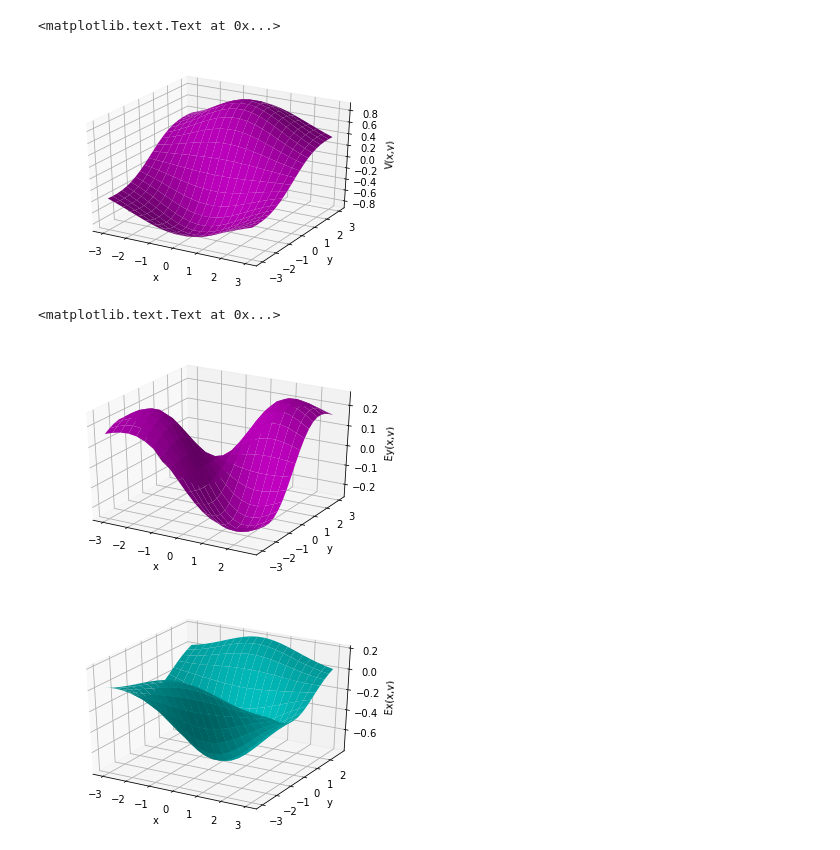
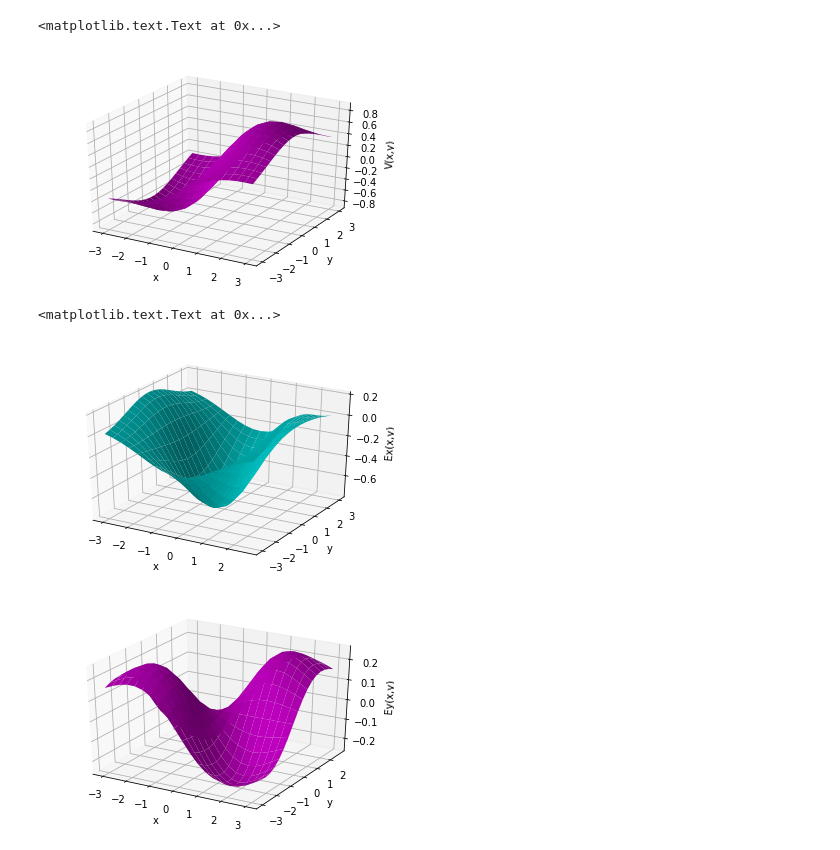
Before and after one commit to Phys7321/HW02-Seyedolmohadesin, a Jupyter notebook: HW02.ipynb, the cells around one changed output. Saved outputs shown, nothing was run; the diff lists cells and outputs as text; code cells hidden in the pictures.

```diff
--- a/HW02.ipynb
+++ b/HW02.ipynb
@@ -15,6 +22,6 @@ k=9e9 # 1/4*pi*e0
 <img src="img1.jpeg"  width="400" height="100">
 # %%
-f=lambda x,xp: k*2*xp/(x-xp)
+f=lambda x,xp: 2*xp/(x-xp)
 xp=np.linspace(0,1,100)
 farray=np.vectorize(f)
 x1=np.linspace(-10,-.5,50)
@@ -59,12 +67,12 @@ d=np.linspace(0.5,2,50)
 v=[]
 
 for h in d:
-    f=lambda xp: k*2*xp/math.sqrt(h**2+xp**2)
+    f=lambda xp: 2*xp/math.sqrt(h**2+xp**2)
     v.append(sci.romberg(f,0,1))
 
 
 
-pyplot.plot(x,v,'m-')
+pyplot.plot(d,v,'m-')
 pyplot.xlabel('distance from line charge')
 pyplot.ylabel('V(d)')
 # %% [output]
@@ -192,7 +174,7 @@ for i in range(0,len(x)):
     for j in range (0,len(y)):
         f=lambda r,t : cos(t)*r**2/math.sqrt((x[i]-r*cos(t))**2 + (y[j]-r*sin(t))**2 + z**2 )
         integral=sci.nquad(f,[[0,2],[0,2*pi]])
-        v[i,j]=integral[0]
+        v[j,i]=integral[0]
 
 fig = pyplot.figure()
 ax = fig.gca(projection='3d')
@@ -203,29 +185,30 @@ ax.set_ylabel('y')
 ax.set_zlabel('V(x,y)')
 # %% [output]
 <matplotlib.text.Text at 0x...>
-[figure, old version]
+[figure, new version]
 # %%
 # electric field
-Ey=-np.diff(v,axis=-1)/.3
-Ex=-np.diff(v,axis=0)/.3
+Ex=-np.diff(v,axis=-1)/.3
+Ey=-np.diff(v,axis=0)/.3
+
+
+fig2 = pyplot.figure()
+ax2 = fig2.gca(projection='3d')
+X, Y = np.meshgrid(x[0:19], y)
+surf = ax2.plot_surface(X, Y, Ex,shade=True,color='c')
+ax2.set_xlabel('x')
+ax2.set_ylabel('y')
+ax2.set_zlabel('Ex(x,y)')
+
 
 fig1 = pyplot.figure()
 ax1 = fig1.gca(projection='3d')
-
-X, Y = np.meshgrid(x[0:19], y)
+X, Y = np.meshgrid(x, y[0:19])
 surf = ax1.plot_surface(X, Y, Ey,shade=True,color='m')
 ax1.set_xlabel('x')
 ax1.set_ylabel('y')
 ax1.set_zlabel('Ey(x,y)')
-
-fig2 = pyplot.figure()
-ax2 = fig2.gca(projection='3d')
-X, Y = np.meshgrid(x, y[0:19])
-surf = ax2.plot_surface(X, Y, Ex,shade=True,color='c')
-ax2.set_xlabel('x')
-ax2.set_ylabel('y')
-ax2.set_zlabel('Ex(x,y)')
 # %% [output]
 <matplotlib.text.Text at 0x...>
-[figure, old version]
+[figure, new version]
-[figure, old version]
+[figure, new version]
```
Also changed, not shown: parts of 15 cells of this notebook, 3 other files.
